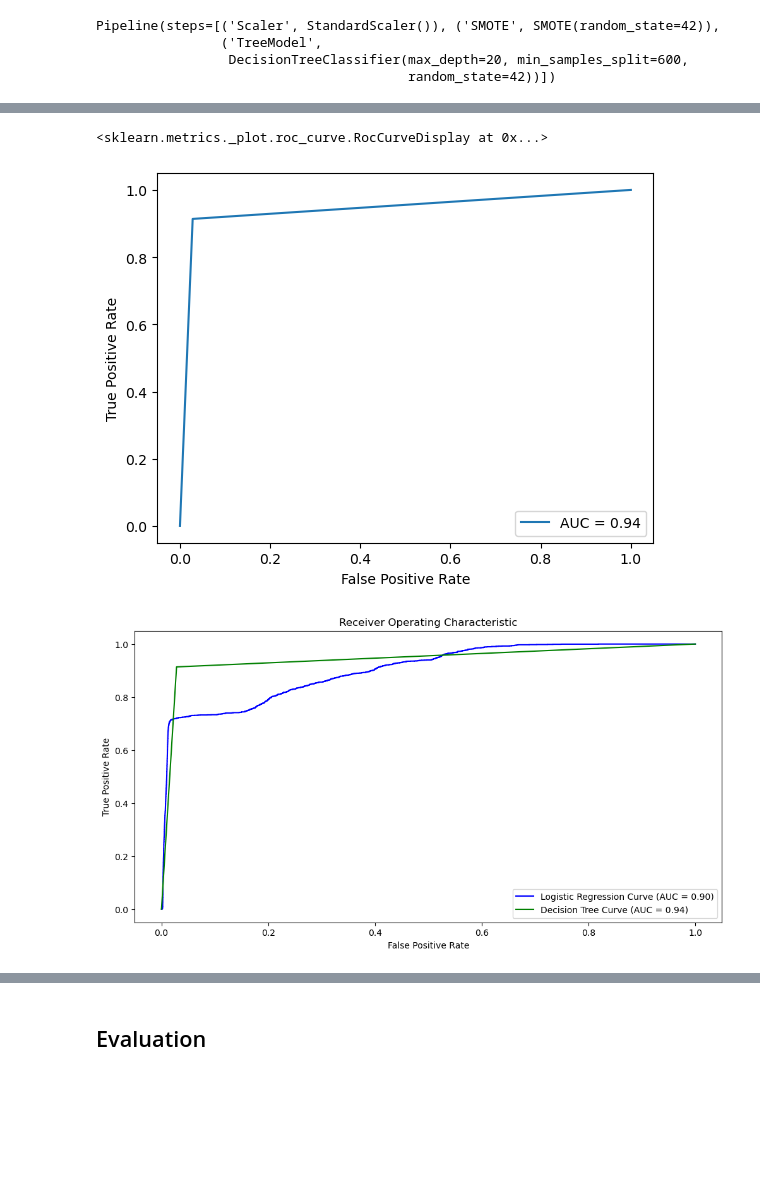
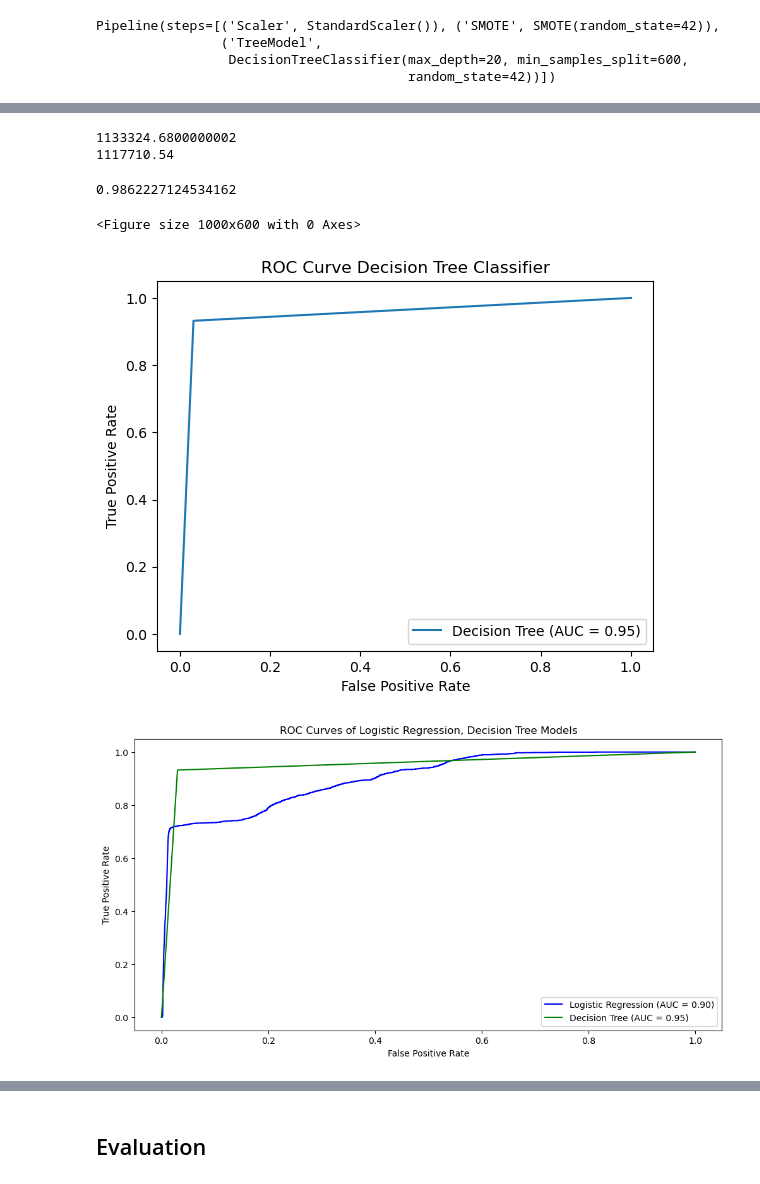
Before and after one commit to ChuckNadel/Classifying-Credit-Card-Fraud, a Jupyter notebook: FraudNotebook1.ipynb, the cells around one changed output, grey strips where cells are left out. Drawn from its saved outputs; the diff is of its cells as text; code cells hidden in the pictures; blank space fills up the shorter version.

```diff
--- a/FraudNotebook1.ipynb
+++ b/FraudNotebook1.ipynb
@@ -339,9 +339,9 @@ fraudTest['TimeSinceLast'] = fraudTest.groupby(by = 'full_name_street')['unix_ti
 fraudTrain['TimeSinceLast'] = fraudTrain['TimeSinceLast'].fillna(-1)
 fraudTest['TimeSinceLast'] = fraudTest['TimeSinceLast'].fillna(-1)
 
-if fraudTrain.columns[27] == 'TimeSinceLast':
-    fraudTrain.drop(columns= ['Time'], axis = 1, inplace = True)
-    fraudTest.drop(columns= ['Time'], axis = 1, inplace = True)
+
+fraudTrain.drop(columns= ['Time'], axis = 1, inplace = True)
+fraudTest.drop(columns= ['Time'], axis = 1, inplace = True)
 # %%
 fraudTest.info()
 # %% [output]
@@ -481,7 +481,7 @@ for n in range(1,6):
     print("Best threshold value:", grid_search.best_params_)
     print("Best recall score:", grid_search.best_score_)
 # %%
-bestModel = LogisticRegression(random_state = 42, solver = 'saga', C = 22.5)
+bestModel = LogisticRegression(random_state = 42, solver = 'saga', C = 25, penalty = 'l1')
 scorer = make_scorer(custom_recall_score, threshold = 0.1, needs_proba= True)
 pipelineLogBest = Pipeline([('Scaler', SS),('SMOTE', SMT),('LogModel', bestModel)])
 pipelineLogBest.fit(X_train, y_train)
@@ -602,11 +622,27 @@ FP Rate: 0.3177822657856041
+# %%
+# Without Screener, would have lost
+print(fraudTest[fraudTest['is_fraud'] == 1]['amt'].sum())
+# With Screener, we caught this much money
+true_positives_df = fraudTest[(y_pred_testDT == 1) & (fraudTest['is_fraud'] == 1)]
+# Sum the amounts for the true positive fraudulent purchases that were caught
+print(true_positives_df['amt'].sum())
+# percentage caught
+true_positives_df['amt'].sum()/fraudTest[fraudTest['is_fraud'] == 1]['amt'].sum()
+# %% [output]
+1133324.6800000002
+1117710.54
+0.9862227124534162
 # %%
 fpr, tpr, thresholds = roc_curve(y_test, y_pred_testDT)
 roc_aucDT = auc(fpr, tpr)
-display = RocCurveDisplay(fpr = fpr, tpr = tpr, roc_auc = roc_aucDT)
+display = RocCurveDisplay(fpr=fpr, tpr=tpr, roc_auc=roc_aucDT, estimator_name='Decision Tree')
+plt.figure(figsize=(10, 6))  # set figure width to 10 inches and height to 6 inches
 display.plot()
+plt.title('ROC Curve Decision Tree Classifier')
+plt.show()
 # %% [output]
-<sklearn.metrics._plot.roc_curve.RocCurveDisplay at 0x...>
+<Figure size 1000x600 with 0 Axes>
-[figure, old version]
+[figure, new version]
 # %%
 fpr1, tpr1, thresholds1 = roc_curve(y_test, y_pred_testProb[:,1])
 roc_auc1 = auc(fpr1, tpr1)
@@ -630,7 +666,7 @@ plt.legend(loc='lower right')
 # Show the plot
 plt.show()
 # %% [output]
-[figure, old version]
+[figure, new version]
 # %%
 # Feature Importance
 features_used = X_train.columns
```
Also changed, not shown: parts of 12 cells of this notebook.
